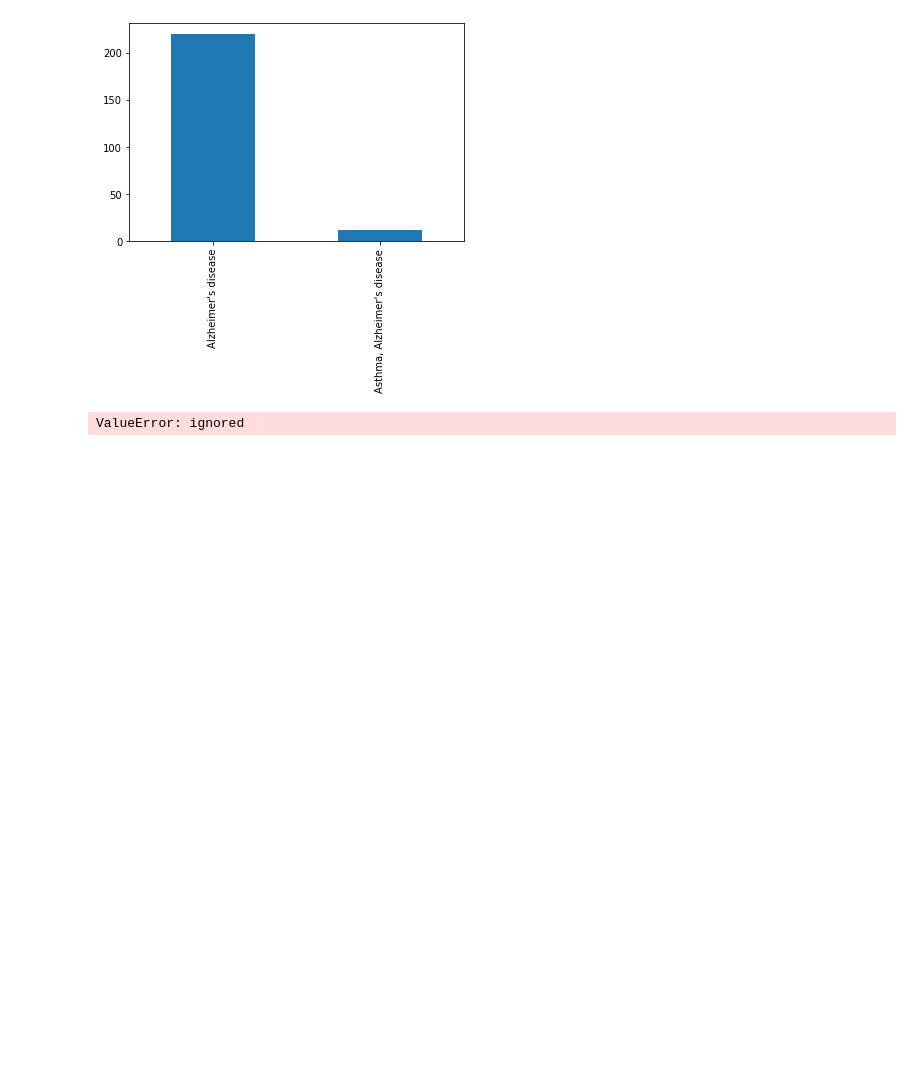
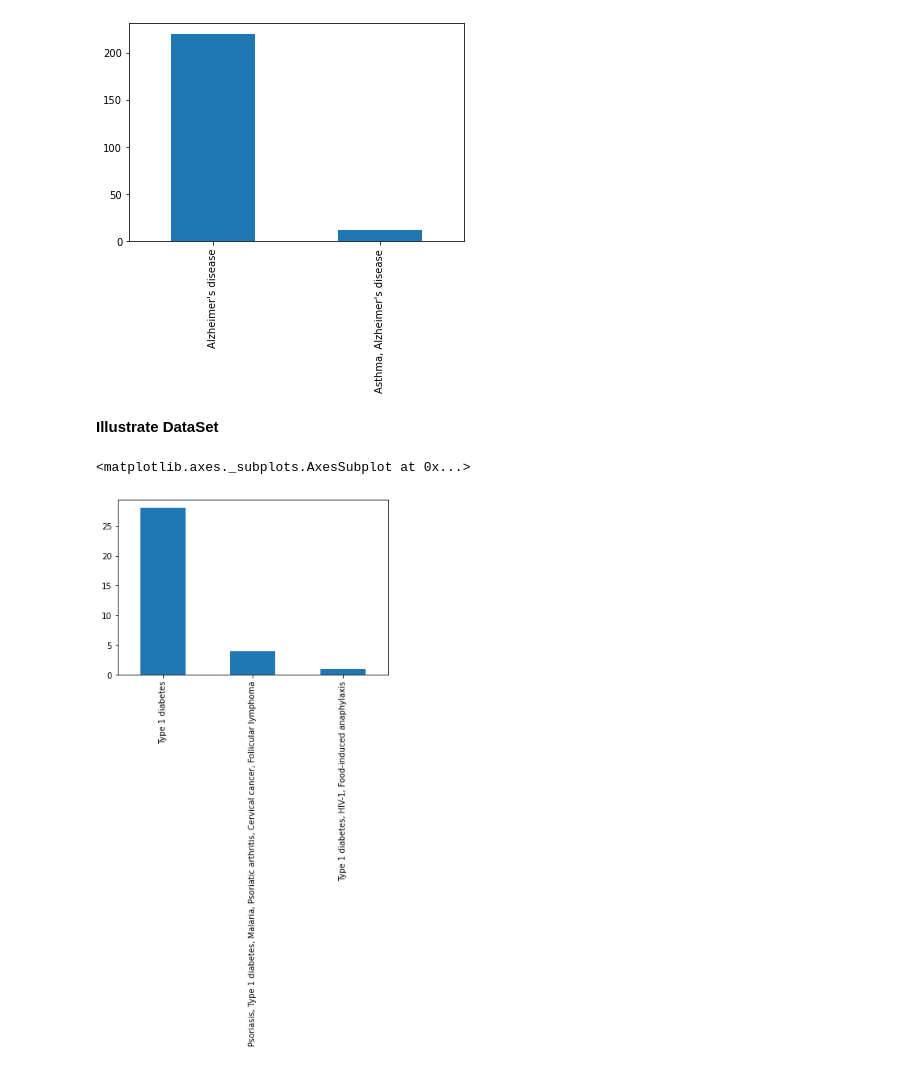
Before and after one commit to YoussifAssem/Genatac, a Jupyter notebook: E-Genetics/Genetics.ipynb, the cells around one changed output. Drawn from its saved outputs; the diff is of its cells as text; code cells hidden in the pictures; blank space fills up the shorter version.

```diff
--- a/E-Genetics/Genetics.ipynb
+++ b/E-Genetics/Genetics.ipynb
@@ -25,0 +29,3 @@ dS.head()
+# %%
+diabates1 = dia.read_csv('drive/MyDrive/graduation/diabates1.csv')
+diabates1.head()
@@ -50,13 +46,7 @@ dS_merged = dS_merged.drop('distance', axis=1)
-# %%
-X_train, X_test, y_train, y_test = train_test_split(dS_merged, dS['diseases'], test_size= 0.3)
-
-knn = KNeighborsClassifier(n_neighbors=3)
-knn.fit(X_train, y_train)
-
-
-print(dS_merged)
-
-#print(dS.shape)
-#print(dS.head())
-# %% [output]
-ValueError: ignored
+# %% [markdown]
+**Illustrate DataSet**
+# %%
+diabates1['diseases'].value_counts().plot.bar()
+# %% [output]
+<matplotlib.axes._subplots.AxesSubplot at 0x...>
+[figure, added]
```
Also changed, not shown: parts of 39 cells of this notebook.
